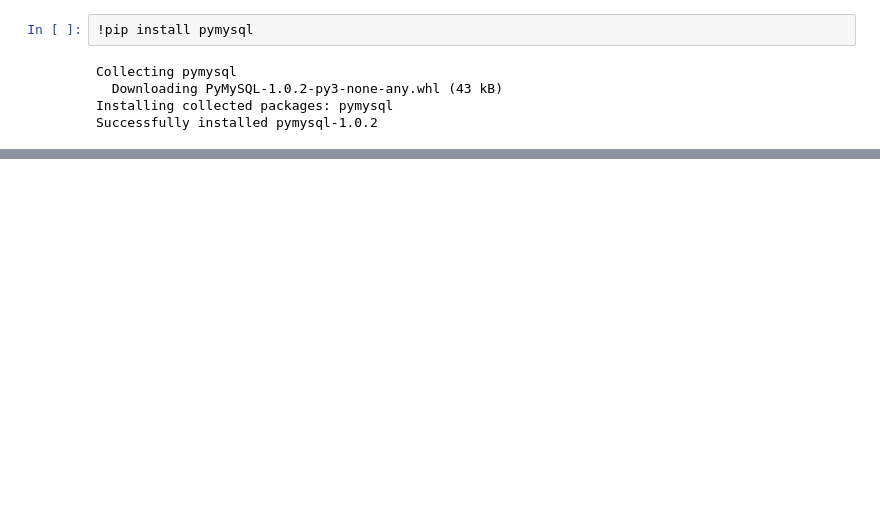
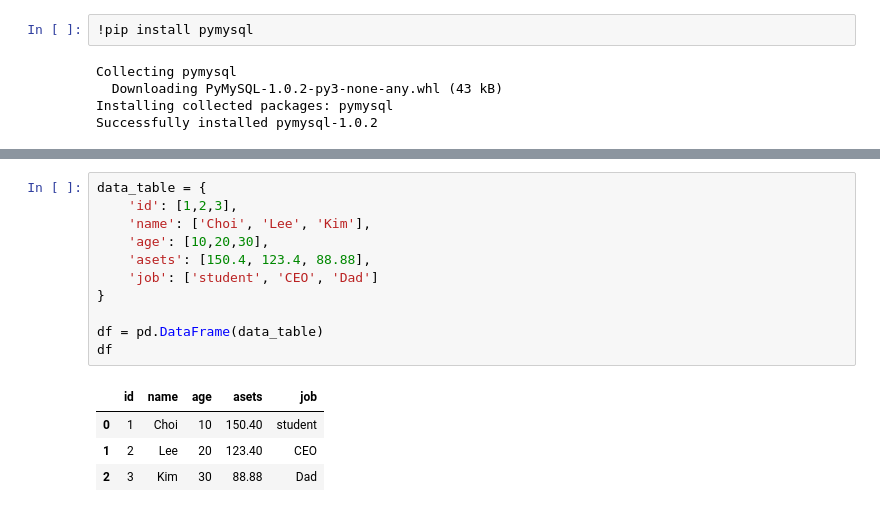
Before and after one commit to gasbugs/ML20221011, a Jupyter notebook: 2주차/4일차 - .ipynb, the cells around one changed output, grey strips where cells are left out. Cells and saved outputs as stored; diff of their text form; blank space fills up the shorter version.

```diff
--- a/2주차/4일차 - .ipynb
+++ b/2주차/4일차 - .ipynb
@@ -114,0 +174,16 @@ OperationalError: (2003, "Can't connect to MySQL server on '34.123.229.9' ([WinE
+# %%
+data_table = {
+    'id': [1,2,3],
+    'name': ['Choi', 'Lee', 'Kim'],
+    'age': [10,20,30],
+    'asets': [150.4, 123.4, 88.88],
+    'job': ['student', 'CEO', 'Dad']
+}
+
+df = pd.DataFrame(data_table)
+df
+# %% [output]
+|  | id | name | age | asets | job |
+| 0 | 1 | Choi | 10 | 150.40 | student |
+| 1 | 2 | Lee | 20 | 123.40 | CEO |
+| 2 | 3 | Kim | 30 | 88.88 | Dad |
```
Also changed, not shown: parts of 15 cells of this notebook.
